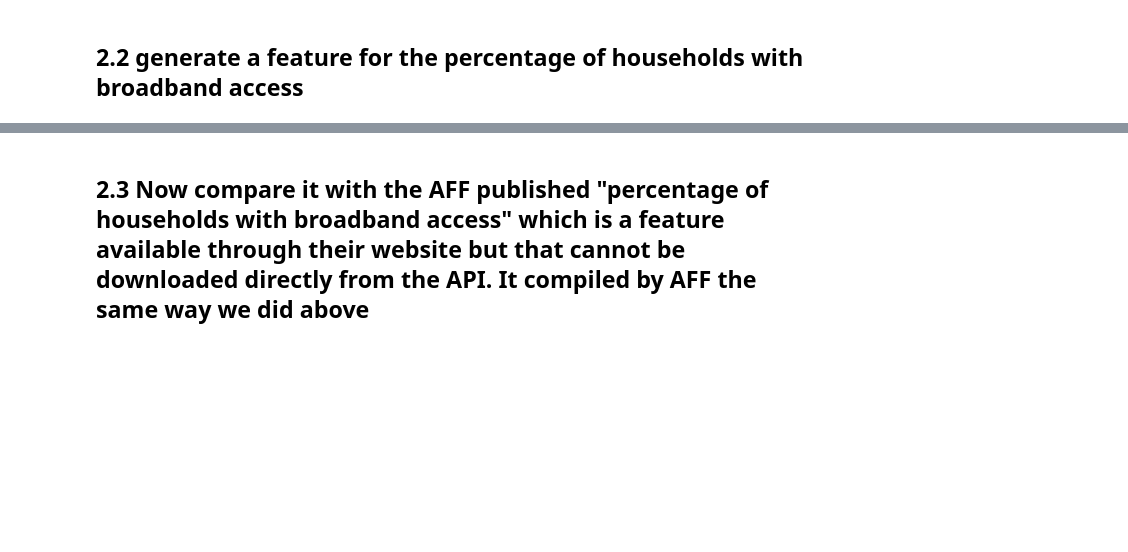
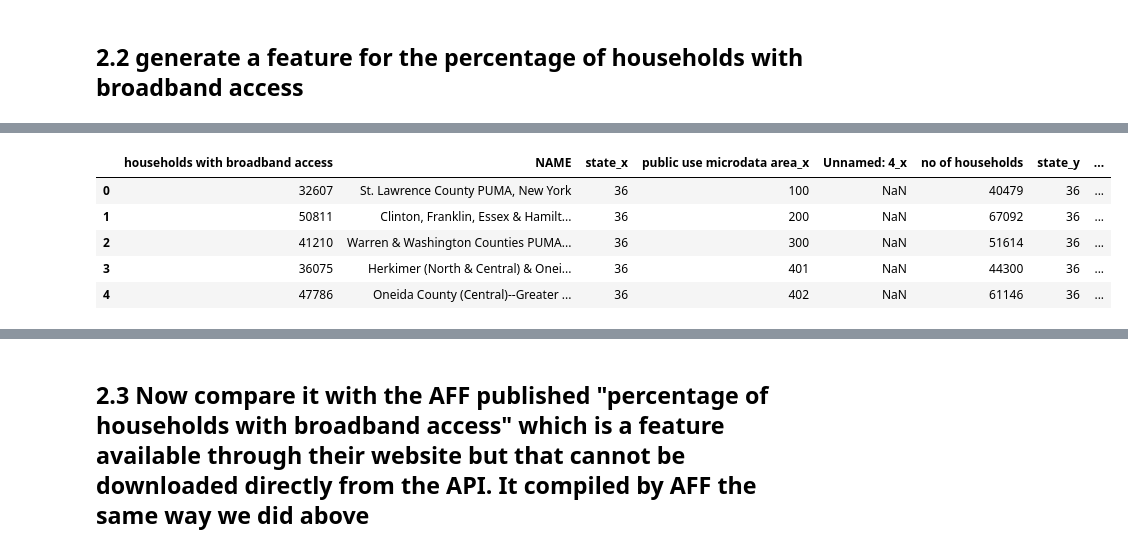
Before and after one commit to RossMacW/PUI2018_ram844, a Jupyter notebook: HW7_ram844/Assignment1.ipynb, the cells around one changed output, grey strips where cells are left out. Cells and saved outputs as stored; diff of their text form; code cells hidden in the pictures; blank space fills up the shorter version.

```diff
--- a/HW7_ram844/Assignment1.ipynb
+++ b/HW7_ram844/Assignment1.ipynb
@@ -221,0 +211,10 @@ pumaBB.head()
+# %%
+pumaBB = pumaBB.merge(pumaPP, left_on='NAME', right_on='NAME', how='outer')
+pumaBB.head()
+# %% [output]
+|  | households with broadband access | NAME | state_x | public use microdata area_x | Unnamed: 4_x | no of households | state_y | ... |
+| 0 | 32607 | St. Lawrence County PUMA, New York | 36 | 100 | NaN | 40479 | 36 | ... |
+| 1 | 50811 | Clinton, Franklin, Essex & Hamilt... | 36 | 200 | NaN | 67092 | 36 | ... |
+| 2 | 41210 | Warren & Washington Counties PUMA... | 36 | 300 | NaN | 51614 | 36 | ... |
+| 3 | 36075 | Herkimer (North & Central) & Onei... | 36 | 401 | NaN | 44300 | 36 | ... |
+| 4 | 47786 | Oneida County (Central)--Greater ... | 36 | 402 | NaN | 61146 | 36 | ... |
```
Also changed, not shown: parts of 10 cells of this notebook.
